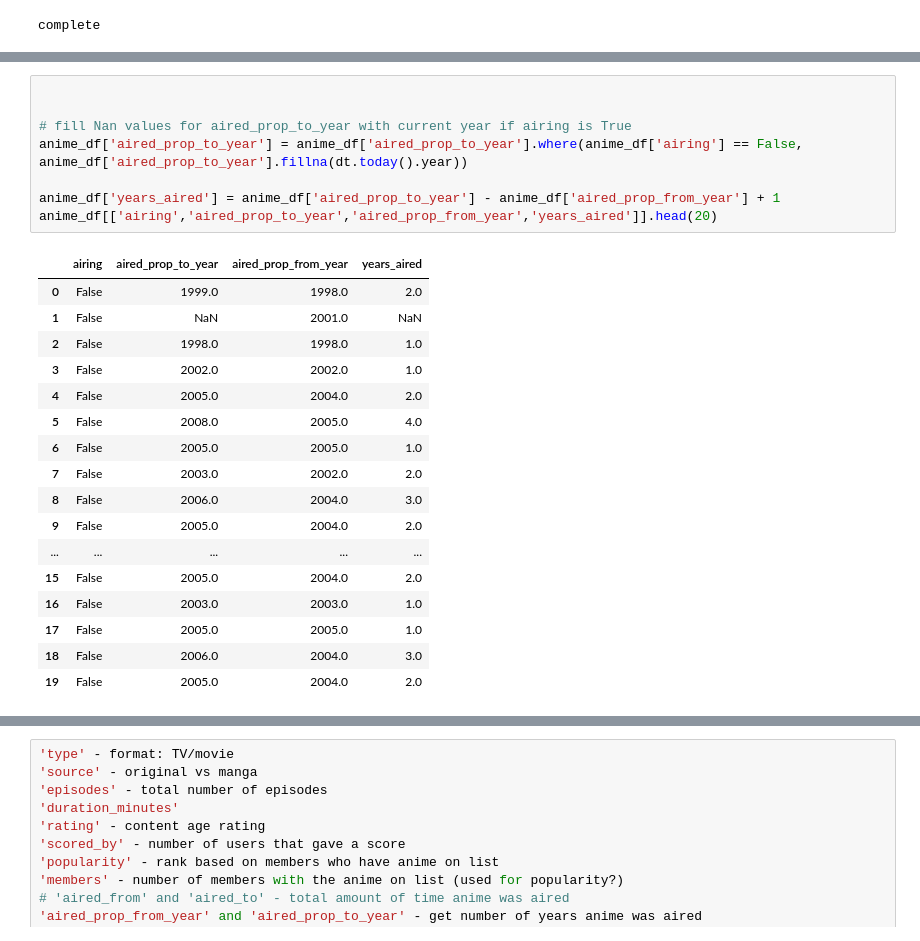
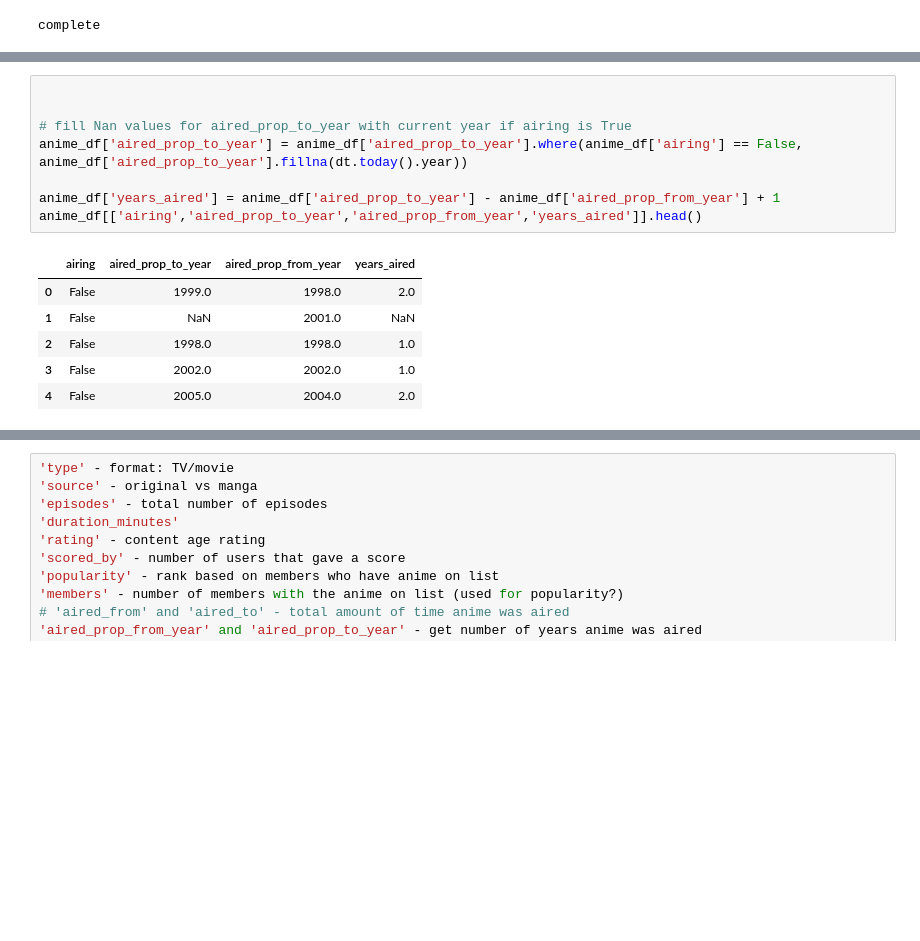
Before and after one commit to edmiller824/sf_tech, a Jupyter notebook: anime_analysis.ipynb, the cells around one changed output, grey strips where cells are left out. Saved outputs shown, nothing was run; the diff lists cells and outputs as text; blank space fills up the shorter version.

Commit message:
data cleaning for anime analysis. practice reps with python

```diff
--- a/anime_analysis.ipynb
+++ b/anime_analysis.ipynb
@@ -79,27 +74,16 @@ anime_df.head()
 # %%
 
 
 # fill Nan values for aired_prop_to_year with current year if airing is True
 anime_df['aired_prop_to_year'] = anime_df['aired_prop_to_year'].where(anime_df['airing'] == False, anime_df['aired_prop_to_year'].fillna(dt.today().year))
 
 anime_df['years_aired'] = anime_df['aired_prop_to_year'] - anime_df['aired_prop_from_year'] + 1
-anime_df[['airing','aired_prop_to_year','aired_prop_from_year','years_aired']].head(20)
+anime_df[['airing','aired_prop_to_year','aired_prop_from_year','years_aired']].head()
 # %% [output]
 |  | airing | aired_prop_to_year | aired_prop_from_year | years_aired |
 | 0 | False | 1999.0 | 1998.0 | 2.0 |
 | 1 | False | NaN | 2001.0 | NaN |
 | 2 | False | 1998.0 | 1998.0 | 1.0 |
 | 3 | False | 2002.0 | 2002.0 | 1.0 |
 | 4 | False | 2005.0 | 2004.0 | 2.0 |
-| 5 | False | 2008.0 | 2005.0 | 4.0 |
-| 6 | False | 2005.0 | 2005.0 | 1.0 |
-| 7 | False | 2003.0 | 2002.0 | 2.0 |
-| 8 | False | 2006.0 | 2004.0 | 3.0 |
-| 9 | False | 2005.0 | 2004.0 | 2.0 |
-| ... | ... | ... | ... | ... |
-| 15 | False | 2005.0 | 2004.0 | 2.0 |
-| 16 | False | 2003.0 | 2003.0 | 1.0 |
-| 17 | False | 2005.0 | 2005.0 | 1.0 |
-| 18 | False | 2006.0 | 2004.0 | 3.0 |
-| 19 | False | 2005.0 | 2004.0 | 2.0 |
 # %%
```
Also changed, not shown: parts of 10 cells of this notebook, 1 other file.
